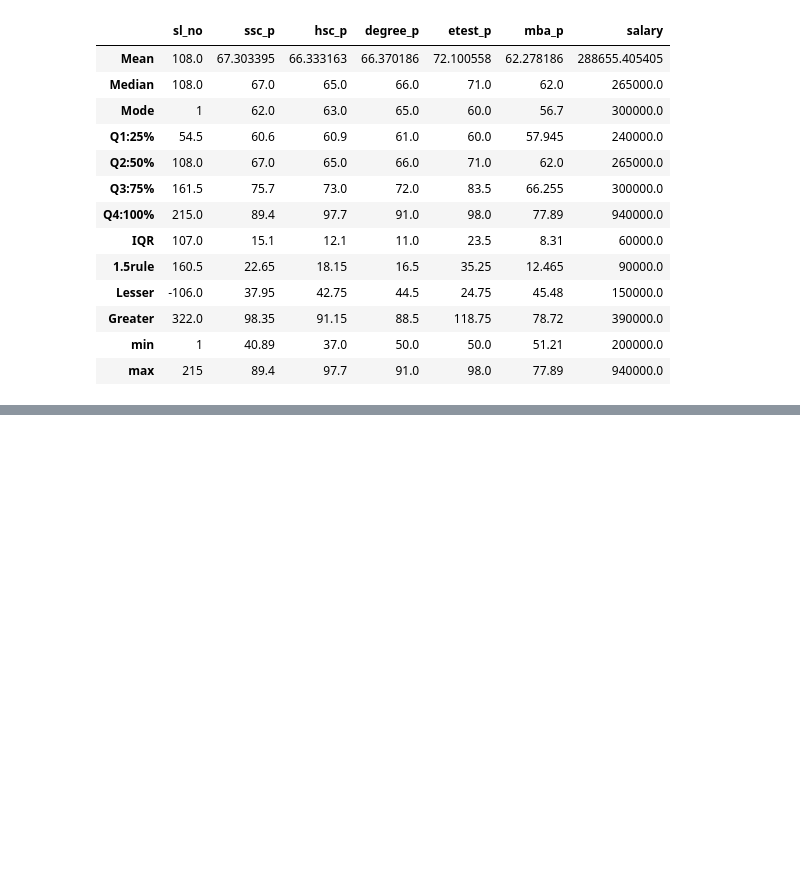
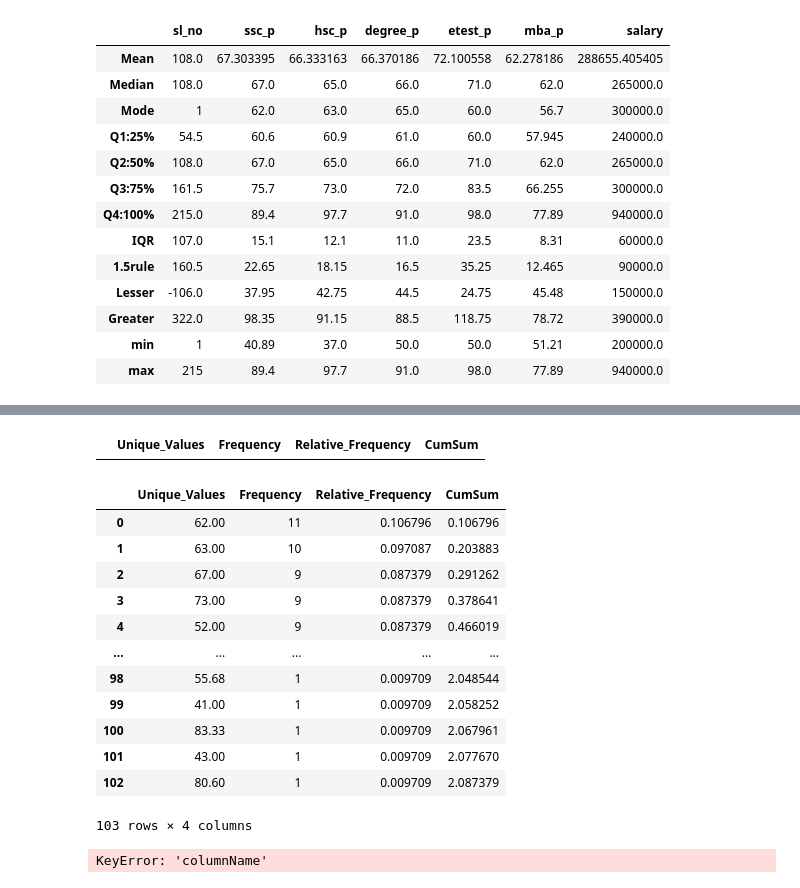
Before and after one commit to hopekrishna/DataScience, a Jupyter notebook: Central_Tendency.ipynb, the cells around one changed output, grey strips where cells are left out. Drawn from its saved outputs; the diff is of its cells as text; code cells hidden in the pictures; blank space fills up the shorter version.

```diff
--- a/Central_Tendency.ipynb
+++ b/Central_Tendency.ipynb
@@ -224,0 +229,8 @@ for columnName in quan:
+# %%
+lesser=[]
+greater=[]
+for columnName in quan:
+     if(descriptive[columnName]["min"]<descriptive[columnName]["Lesser"]):
+        lesser.append(columnName)
+     if(descriptive[columnName]["max"]>descriptive[columnName]["Greater"]):
+        greater.append(columnName)
@@ -224,0 +245,6 @@ for columnName in quan:
+# %%
+#Replacing Outliers
+for columnName in lesser:
+    dataset[columnName][dataset[columnName]<descriptive[columnName]["Lesser"]]=descriptive[columnName]["Lesser"]
+for columnName in greater:
+   dataset[columnName][dataset[columnName]>descriptive[columnName]["Greater"]]=descriptive[columnName]["Greater"]
@@ -224,0 +318,26 @@ for columnName in quan:
+# %%
+freqTable=pd.DataFrame(columns=["Unique_Values","Frequency","Relative_Frequency","CumSum"])
+freqTable
+# %% [output]
+|  | Unique_Values | Frequency | Relative_Frequency | CumSum |
+# %%
+freqTable["Unique_Values"]=dataset["ssc_p"].value_counts().index
+freqTable["Frequency"]=dataset["ssc_p"].value_counts().values
+freqTable["Relative_Frequency"]=(freqTable["Frequency"]/103)
+freqTable["CumSum"]=freqTable["Relative_Frequency"].cumsum()
+# %%
+freqTable
+# %% [output]
+|  | Unique_Values | Frequency | Relative_Frequency | CumSum |
+| 0 | 62.00 | 11 | 0.106796 | 0.106796 |
+| 1 | 63.00 | 10 | 0.097087 | 0.203883 |
+| 2 | 67.00 | 9 | 0.087379 | 0.291262 |
+| 3 | 73.00 | 9 | 0.087379 | 0.378641 |
+| 4 | 52.00 | 9 | 0.087379 | 0.466019 |
+| ... | ... | ... | ... | ... |
+| 98 | 55.68 | 1 | 0.009709 | 2.048544 |
+| 99 | 41.00 | 1 | 0.009709 | 2.058252 |
+| 100 | 83.33 | 1 | 0.009709 | 2.067961 |
+| 101 | 43.00 | 1 | 0.009709 | 2.077670 |
+| 102 | 80.60 | 1 | 0.009709 | 2.087379 |
+103 rows × 4 columns
@@ -224,0 +352,4 @@ for columnName in quan:
+# %%
+freqTable("hsc_p",dataset)
+# %% [output]
+KeyError: 'columnName'
```
Also changed, not shown: parts of 16 cells of this notebook.
